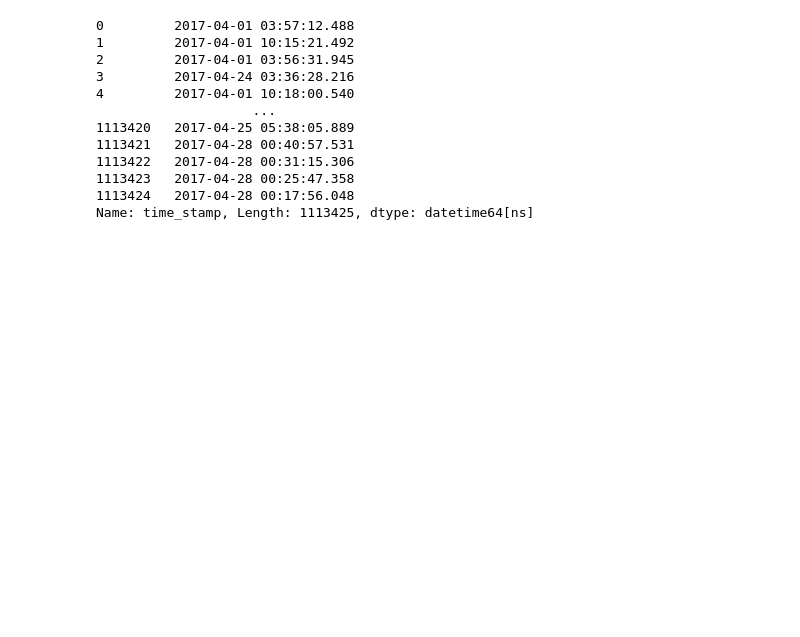
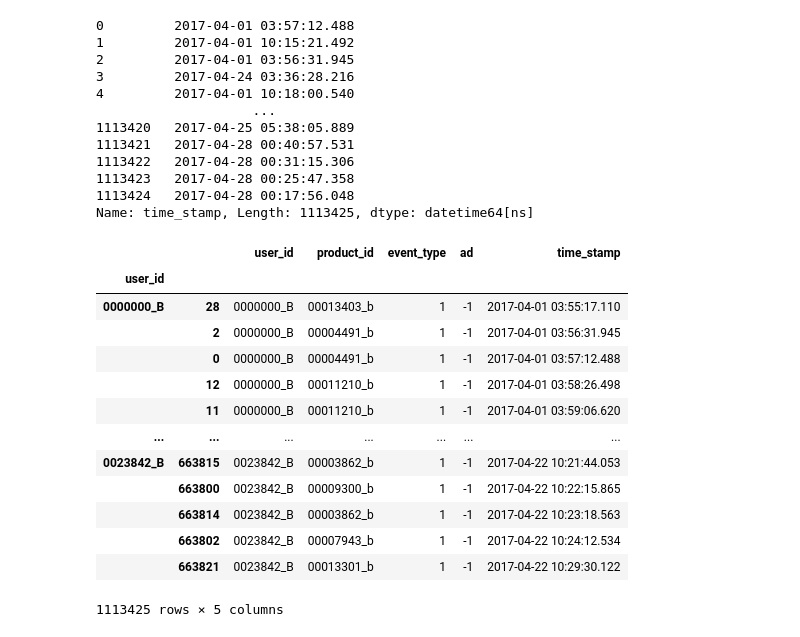
Before and after one commit to ducksfrogs/signate_quest, a Jupyter notebook: ec_site/first.ipynb, the cells around one changed output. Cells and saved outputs as stored; diff of their text form; code cells hidden in the pictures; blank space fills up the shorter version.

```diff
--- a/ec_site/first.ipynb
+++ b/ec_site/first.ipynb
@@ -94,0 +94,17 @@ Name: time_stamp, Length: 1113425, dtype: datetime64[ns]
+# %%
+data_u
+# %% [output]
+|  |  | user_id | product_id | event_type | ad | time_stamp |
+| user_id |  |  |  |  |  |  |
+| 0000000_B | 28 | 0000000_B | 00013403_b | 1 | -1 | 2017-04-01 03:55:17.110 |
+|  | 2 | 0000000_B | 00004491_b | 1 | -1 | 2017-04-01 03:56:31.945 |
+|  | 0 | 0000000_B | 00004491_b | 1 | -1 | 2017-04-01 03:57:12.488 |
+|  | 12 | 0000000_B | 00011210_b | 1 | -1 | 2017-04-01 03:58:26.498 |
+|  | 11 | 0000000_B | 00011210_b | 1 | -1 | 2017-04-01 03:59:06.620 |
+| ... | ... | ... | ... | ... | ... | ... |
+| 0023842_B | 663815 | 0023842_B | 00003862_b | 1 | -1 | 2017-04-22 10:21:44.053 |
+|  | 663800 | 0023842_B | 00009300_b | 1 | -1 | 2017-04-22 10:22:15.865 |
+|  | 663814 | 0023842_B | 00003862_b | 1 | -1 | 2017-04-22 10:23:18.563 |
+|  | 663802 | 0023842_B | 00007943_b | 1 | -1 | 2017-04-22 10:24:12.534 |
+|  | 663821 | 0023842_B | 00013301_b | 1 | -1 | 2017-04-22 10:29:30.122 |
+1113425 rows × 5 columns
```
Also changed, not shown: parts of 13 cells of this notebook, 2 other files.
